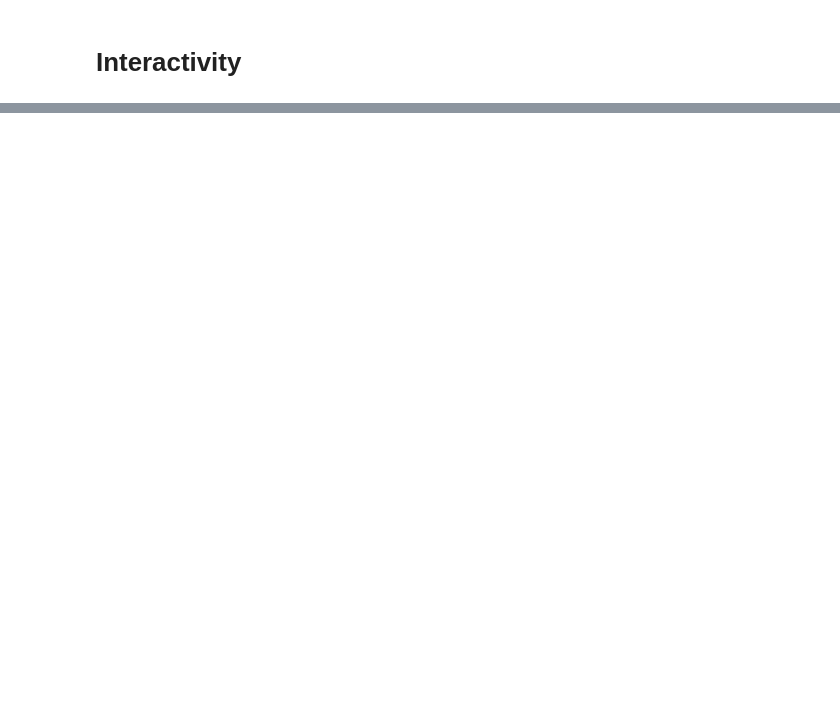
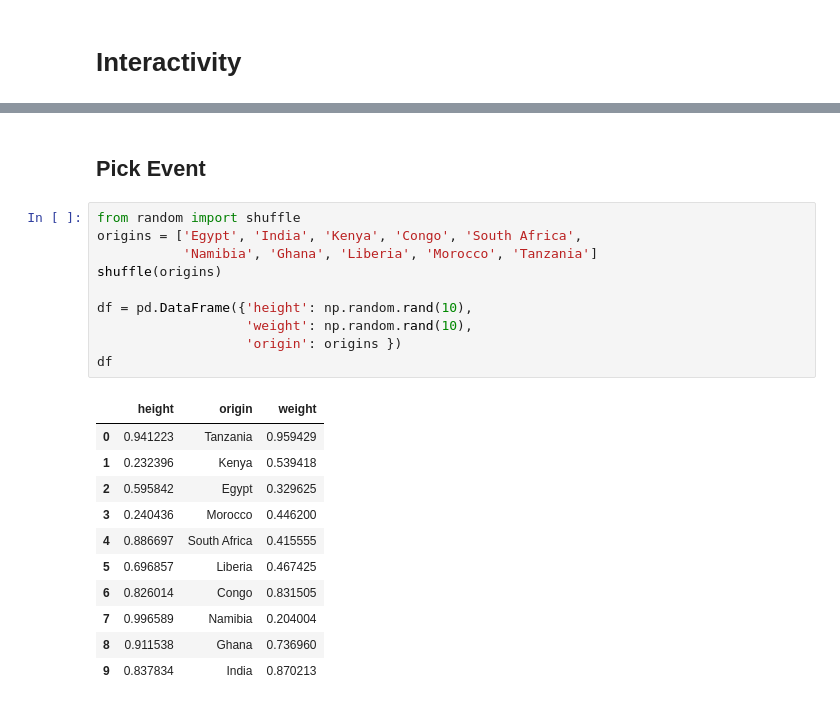
Before and after one commit to 4bic/learn_code, a Jupyter notebook: coursera/matplotlib/animations.ipynb, the cells around one changed output, grey strips where cells are left out. Drawn from its saved outputs; the diff is of its cells as text; blank space fills up the shorter version.

```diff
--- a/coursera/matplotlib/animations.ipynb
+++ b/coursera/matplotlib/animations.ipynb
@@ -31,0 +52,24 @@ a = animation.FuncAnimation(fig, update, interval=100)
+# %% [markdown]
+## Pick Event
+# %%
+from random import shuffle
+origins = ['Egypt', 'India', 'Kenya', 'Congo', 'South Africa',
+           'Namibia', 'Ghana', 'Liberia', 'Morocco', 'Tanzania']
+shuffle(origins)
+
+df = pd.DataFrame({'height': np.random.rand(10),
+                   'weight': np.random.rand(10),
+                   'origin': origins })
+df
+# %% [output]
+|  | height | origin | weight |
+| 0 | 0.941223 | Tanzania | 0.959429 |
+| 1 | 0.232396 | Kenya | 0.539418 |
+| 2 | 0.595842 | Egypt | 0.329625 |
+| 3 | 0.240436 | Morocco | 0.446200 |
+| 4 | 0.886697 | South Africa | 0.415555 |
+| 5 | 0.696857 | Liberia | 0.467425 |
+| 6 | 0.826014 | Congo | 0.831505 |
+| 7 | 0.996589 | Namibia | 0.204004 |
+| 8 | 0.911538 | Ghana | 0.736960 |
+| 9 | 0.837834 | India | 0.870213 |
```
Also changed, not shown: parts of 3 cells of this notebook.
